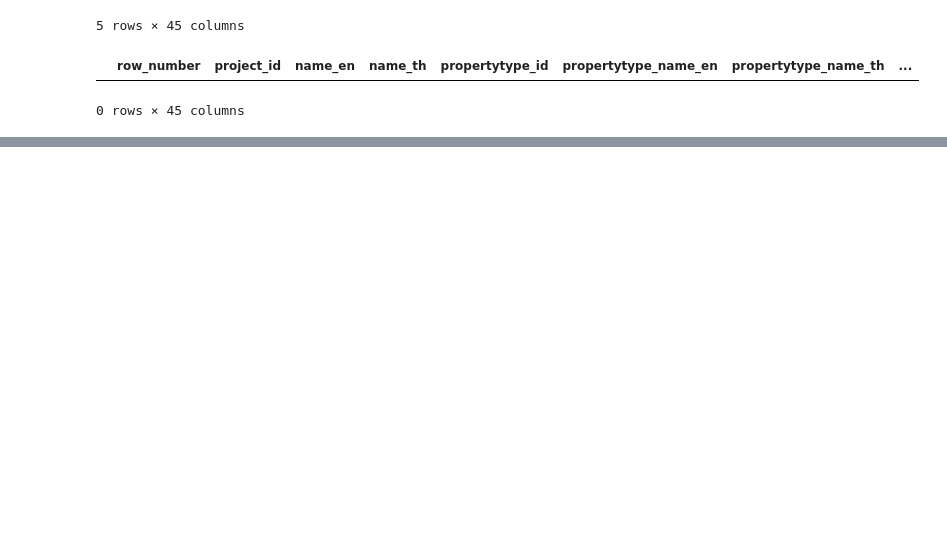
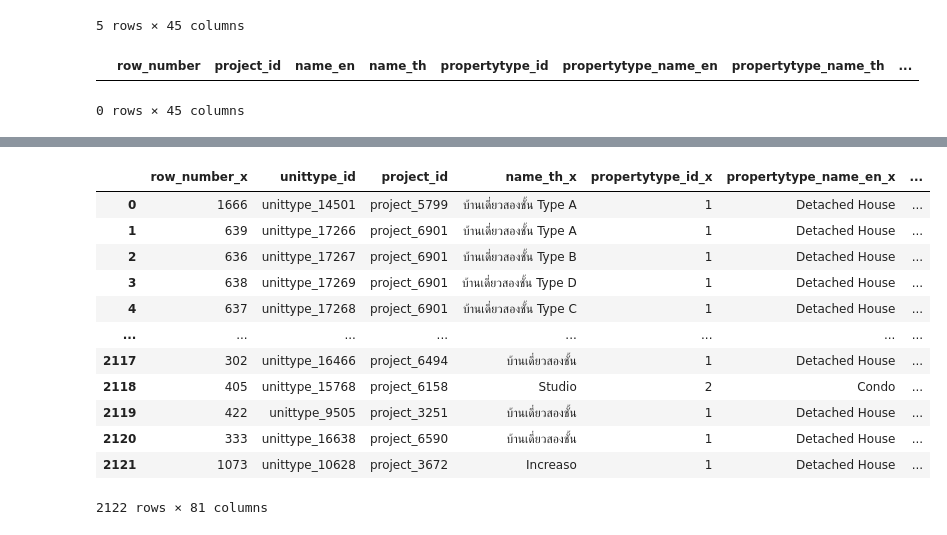
Before and after one commit to Aomaphisara/BasicProg_DataViz65, a Jupyter notebook: midterm65.ipynb, the cells around one changed output, grey strips where cells are left out. Cells and saved outputs as stored; diff of their text form; code cells hidden in the pictures; blank space fills up the shorter version.

```diff
--- a/midterm65.ipynb
+++ b/midterm65.ipynb
@@ -426,0 +281,17 @@ eat.groupby('province_name_en')[['eating_daytime_variety','eating_nighttime_vari
+# %%
+unit_rent_project = unit_rent.merge(project_drop, left_on='project_id', right_on='project_id')
+unit_rent_project
+# %% [output]
+|  | row_number_x | unittype_id | project_id | name_th_x | propertytype_id_x | propertytype_name_en_x | ... |
+| 0 | 1666 | unittype_14501 | project_5799 | บ้านเดี่ยวสองชั้น Type A | 1 | Detached House | ... |
+| 1 | 639 | unittype_17266 | project_6901 | บ้านเดี่ยวสองชั้น Type A | 1 | Detached House | ... |
+| 2 | 636 | unittype_17267 | project_6901 | บ้านเดี่ยวสองชั้น Type B | 1 | Detached House | ... |
+| 3 | 638 | unittype_17269 | project_6901 | บ้านเดี่ยวสองชั้น Type D | 1 | Detached House | ... |
+| 4 | 637 | unittype_17268 | project_6901 | บ้านเดี่ยวสองชั้น Type C | 1 | Detached House | ... |
+| ... | ... | ... | ... | ... | ... | ... | ... |
+| 2117 | 302 | unittype_16466 | project_6494 | บ้านเดี่ยวสองชั้น | 1 | Detached House | ... |
+| 2118 | 405 | unittype_15768 | project_6158 | Studio | 2 | Condo | ... |
+| 2119 | 422 | unittype_9505 | project_3251 | บ้านเดี่ยวสองชั้น | 1 | Detached House | ... |
+| 2120 | 333 | unittype_16638 | project_6590 | บ้านเดี่ยวสองชั้น | 1 | Detached House | ... |
+| 2121 | 1073 | unittype_10628 | project_3672 | Increaso | 1 | Detached House | ... |
+2122 rows × 81 columns
```
Also changed, not shown: parts of 79 cells of this notebook.
